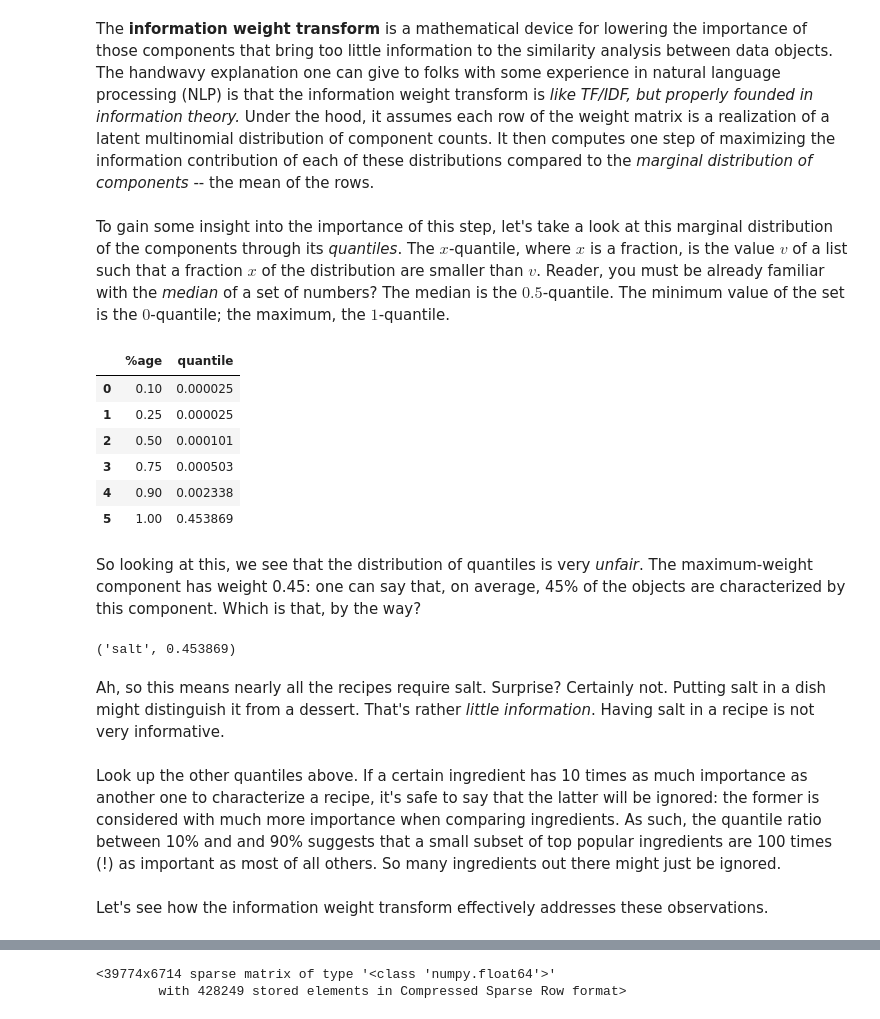
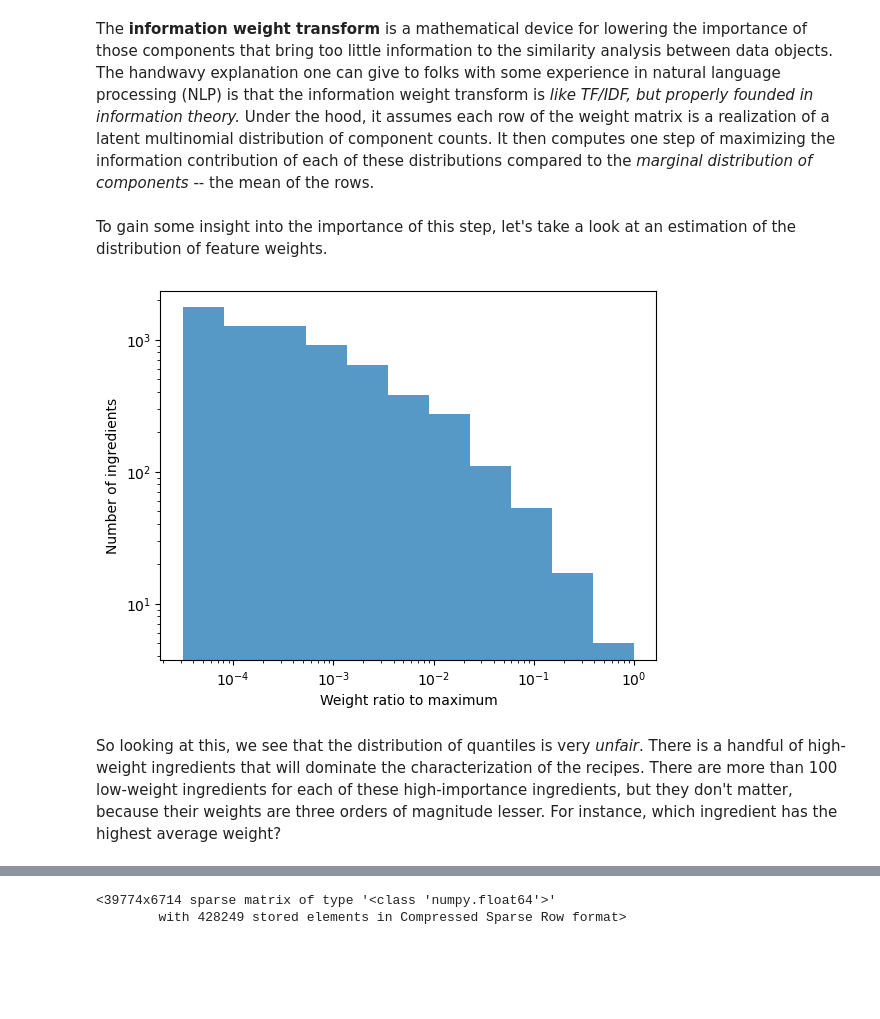
Before and after one commit to TutteInstitute/tutorials, a Jupyter notebook: tutorial-recipes-bag-of-words.ipynb, the cells around one changed output, grey strips where cells are left out. Saved outputs shown, nothing was run; the diff lists cells and outputs as text; code cells hidden in the pictures; blank space fills up the shorter version.

Commit message:
Rewrite justification of infoweight transform

```diff
--- a/tutorial-recipes-bag-of-words.ipynb
+++ b/tutorial-recipes-bag-of-words.ipynb
@@ -385,11 +384,7 @@ The handwavy explanation one can give to folks with some experience in natural l
 Under the hood, it assumes each row of the weight matrix is a realization of a latent multinomial distribution of component counts.
 It then computes one step of maximizing the information contribution of each of these distributions compared to the *marginal distribution of components* -- the mean of the rows.
 # %% [markdown]
-To gain some insight into the importance of this step, let's take a look at this marginal distribution of the components through its _quantiles_.
-The $x$-quantile, where $x$ is a fraction, is the value $v$ of a list such that a fraction $x$ of the distribution are smaller than $v$.
-Reader, you must be already familiar with the _median_ of a set of numbers?
-The median is the $0.5$-quantile.
-The minimum value of the set is the $0$-quantile; the maximum, the $1$-quantile.
+To gain some insight into the importance of this step, let's take a look at an estimation of the distribution of feature weights.
 # %%
 weights = vz_ngram._train_matrix
 marginal = np.asarray(np.mean(weights, axis=0)).squeeze()
@@ -399,36 +391,28 @@ def show_quantiles(numbers, pc=[.1, .25, .5, .75, .9, 1.]):
-# %%
-show_quantiles(marginal)
-# %% [output]
-|  | %age | quantile |
-| 0 | 0.10 | 0.000025 |
-| 1 | 0.25 | 0.000025 |
-| 2 | 0.50 | 0.000101 |
-| 3 | 0.75 | 0.000503 |
-| 4 | 0.90 | 0.002338 |
-| 5 | 1.00 | 0.453869 |
+# %%
+def plot_distributions(**marginals):
+    bins = np.logspace(-4.5, 0, num=12)
+    bin_centres = np.mean([bins[:-1], bins[1:]], axis=0)
+    bin_widths = bins[1:] - bins[:-1]
+
+    handles = []
+    ax = plt.gca()
+    for marginal in marginals.values():
+        marginal_renorm = marginal / np.max(marginal)
+        distribution, _ = np.histogram(marginal_renorm, bins=bins)
+        handles.append(ax.bar(x=bin_centres, height=distribution, width=bin_widths, alpha=.75))
+    ax.set_xscale("log")
+    ax.set_xlabel("Weight ratio to maximum")
+    ax.set_yscale("log")
+    ax.set_ylabel("Number of ingredients")
+    if len(marginals) > 1:
+        ax.legend(handles, marginals.keys())
+# %%
+plot_distributions(weight=marginal)
+# %% [output]
+[figure, added]
 # %% [markdown]
 So looking at this, we see that the distribution of quantiles is very _unfair_.
-The maximum-weight component has weight 0.45:
-one can say that, on average, 45% of the objects are characterized by this component.
-Which is that, by the way?
+There is a handful of high-weight ingredients that will dominate the characterization of the recipes.
+There are more than 100 low-weight ingredients for each of these high-importance ingredients,
+but they don't matter, because their weights are three orders of magnitude lesser.
+For instance, which ingredient has the highest average weight?
-# %%
-index_increasing = np.argsort(marginal)
-vz_ngram.column_index_dictionary_[index_increasing[-1]], marginal[index_increasing[-1]]
-# %% [output]
-('salt', 0.453869)
-# %% [markdown]
-Ah, so this means nearly all the recipes require salt.
-Surprise?
-Certainly not.
-Putting salt in a dish might distinguish it from a dessert.
-That's rather _little information_.
-Having salt in a recipe is not very informative.
-# %% [markdown]
-Look up the other quantiles above.
-If a certain ingredient has 10 times as much importance as another one to characterize a recipe,
-it's safe to say that the latter will be ignored:
-the former is considered with much more importance when comparing ingredients.
-As such, the quantile ratio between 10% and and 90% suggests that a small subset of top popular ingredients are 100 times (!) as important as most of all others.
-So many ingredients out there might just be ignored.
-# %% [markdown]
-Let's see how the information weight transform effectively addresses these observations.
```
Also changed, not shown: parts of 18 cells of this notebook.
